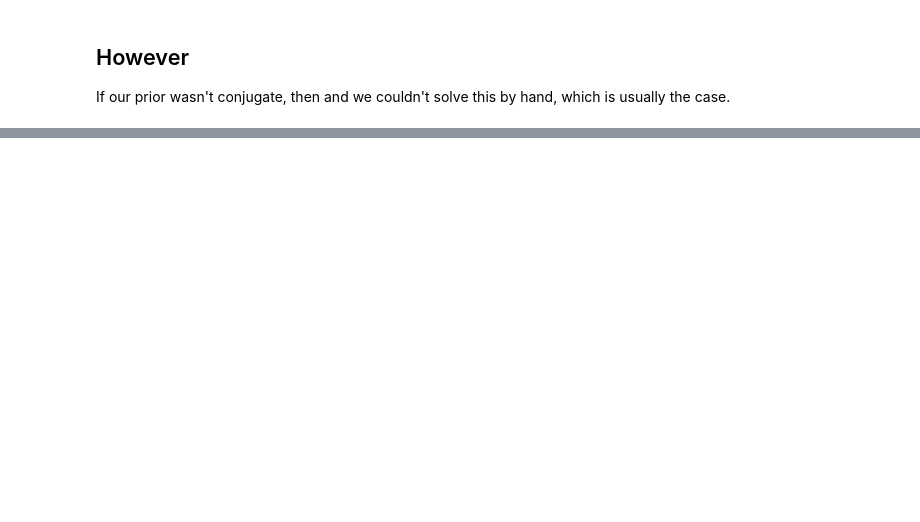
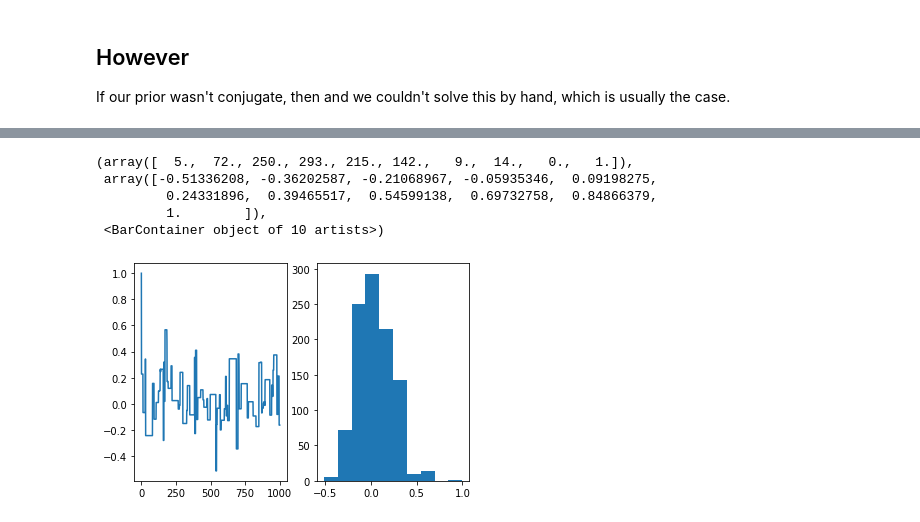
Before and after one commit to XiuliChen/Markov-chain-Monte-Carlo-, a Jupyter notebook: MCMC for beginners.ipynb, the cells around one changed output, grey strips where cells are left out. Cells and saved outputs as stored; diff of their text form; code cells hidden in the pictures; blank space fills up the shorter version.

```diff
--- a/MCMC for beginners.ipynb
+++ b/MCMC for beginners.ipynb
@@ -38,0 +163,14 @@ If our prior wasn't conjugate, then and we couldn't solve this by hand, which is
+# %%
+# too large of proposal_width
+posterior=MCMC_sampler(data,n_samples,mu_init=1,proposal_width=3.)
+plt.subplot(1,2,1)
+plt.plot(posterior)
+plt.subplot(1,2,2)
+plt.hist(posterior)
+# %% [output]
+(array([  5.,  72., 250., 293., 215., 142.,   9.,  14.,   0.,   1.]),
+ array([-0.51336208, -0.36202587, -0.21068967, -0.05935346,  0.09198275,
+         0.24331896,  0.39465517,  0.54599138,  0.69732758,  0.84866379,
+         1.        ]),
+ <BarContainer object of 10 artists>)
+[figure, added]
```
Also changed, not shown: parts of 19 cells of this notebook.
